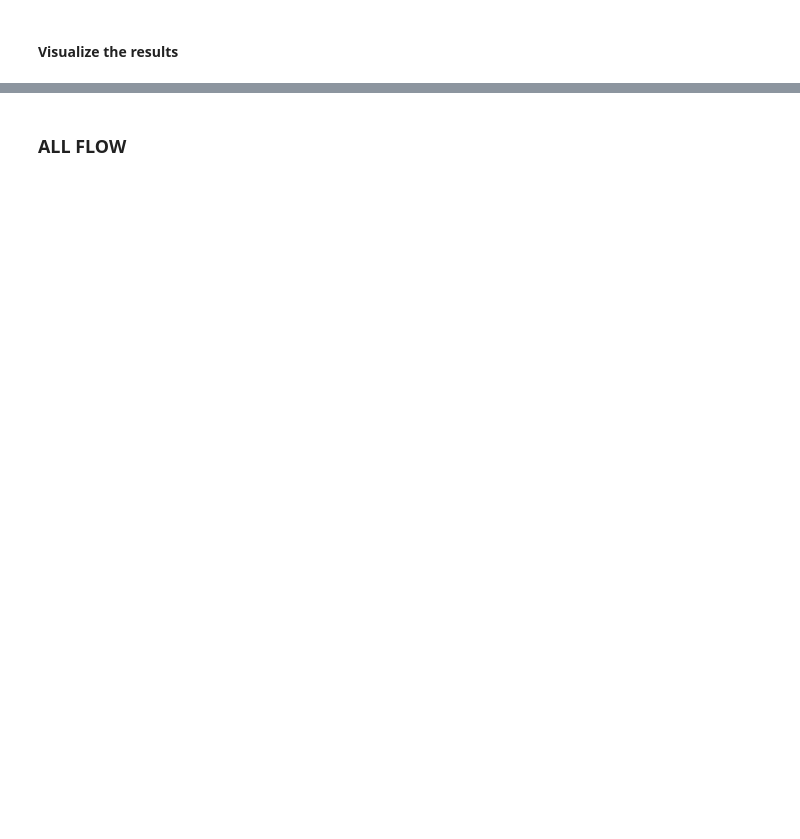
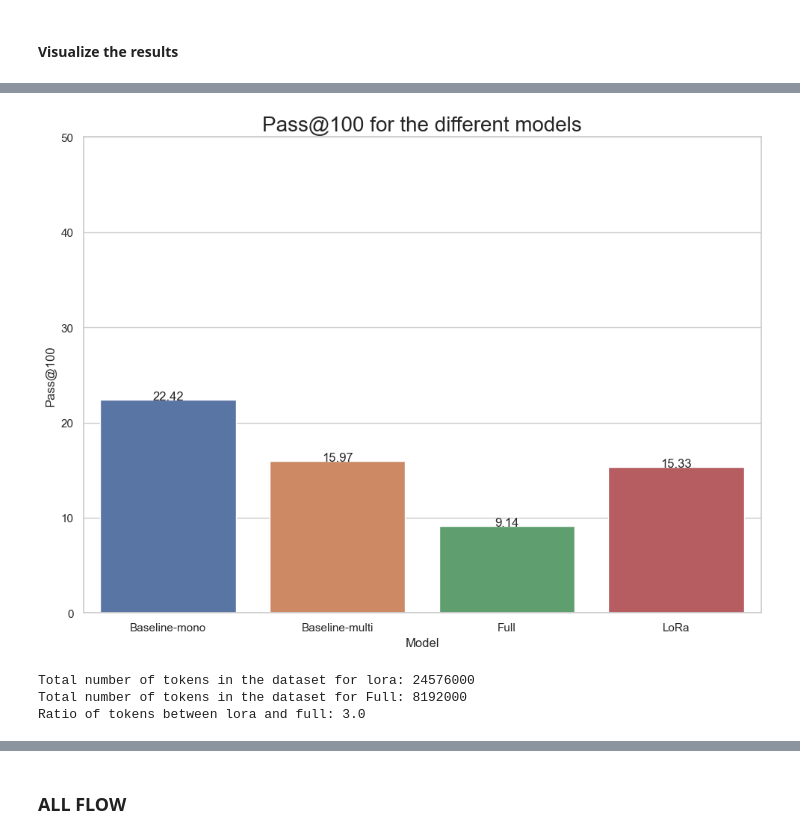
Before and after one commit to ammarnasr/LLM-for-code-intelligence, a Jupyter notebook: Evaluation/MultiPL-E/demo.ipynb, the cells around one changed output, grey strips where cells are left out. Drawn from its saved outputs; the diff is of its cells as text; code cells hidden in the pictures; blank space fills up the shorter version.

```diff
--- a/Evaluation/MultiPL-E/demo.ipynb
+++ b/Evaluation/MultiPL-E/demo.ipynb
@@ -182,0 +181,41 @@ df
+# %%
+#Create new dataframe with only one row per model by averaging the pass@10 and pass@100 for the java and python datasets
+df2 = df.groupby(['Model']).mean().reset_index()
+
+#Plot the results
+sns.set_theme(style="whitegrid")
+ax = sns.barplot(x="Model", y="Pass@100", data=df2)
+ax.set_xticklabels(ax.get_xticklabels(), rotation=0)
+#set the y axis to start at 0 and end at 50
+plt.ylim(0, 50)
+#writer the y values on top of the bars
+for p in ax.patches:
+    height = p.get_height()
+    ax.text(p.get_x()+p.get_width()/2.,
+            height + 0.01,
+            '{:1.2f}'.format(height),
+            ha="center")
+#Add a title in bigger font
+plt.title('Pass@100 for the different models', fontsize=20)
+plt.show()
+# %% [output]
+[figure, added]
+# %%
+# Total number of tokens in the dataset for lora
+num_tokens_per_input = 2048
+batch_size = 4
+num_steps = 3000
+total_tokens = num_tokens_per_input * batch_size * num_steps
+print(f'Total number of tokens in the dataset for lora: {total_tokens}')
+
+# Total number of tokens in the dataset for Full
+num_tokens_per_input = 512
+batch_size = 16
+num_steps = 1000
+total_tokens_full = num_tokens_per_input * batch_size * num_steps
+print(f'Total number of tokens in the dataset for Full: {total_tokens_full}')
+print(f'Ratio of tokens between lora and full: {total_tokens / total_tokens_full}')
+# %% [output]
+Total number of tokens in the dataset for lora: 24576000
+Total number of tokens in the dataset for Full: 8192000
+Ratio of tokens between lora and full: 3.0
```
Also changed, not shown: parts of 4 cells of this notebook, 7 other files.
